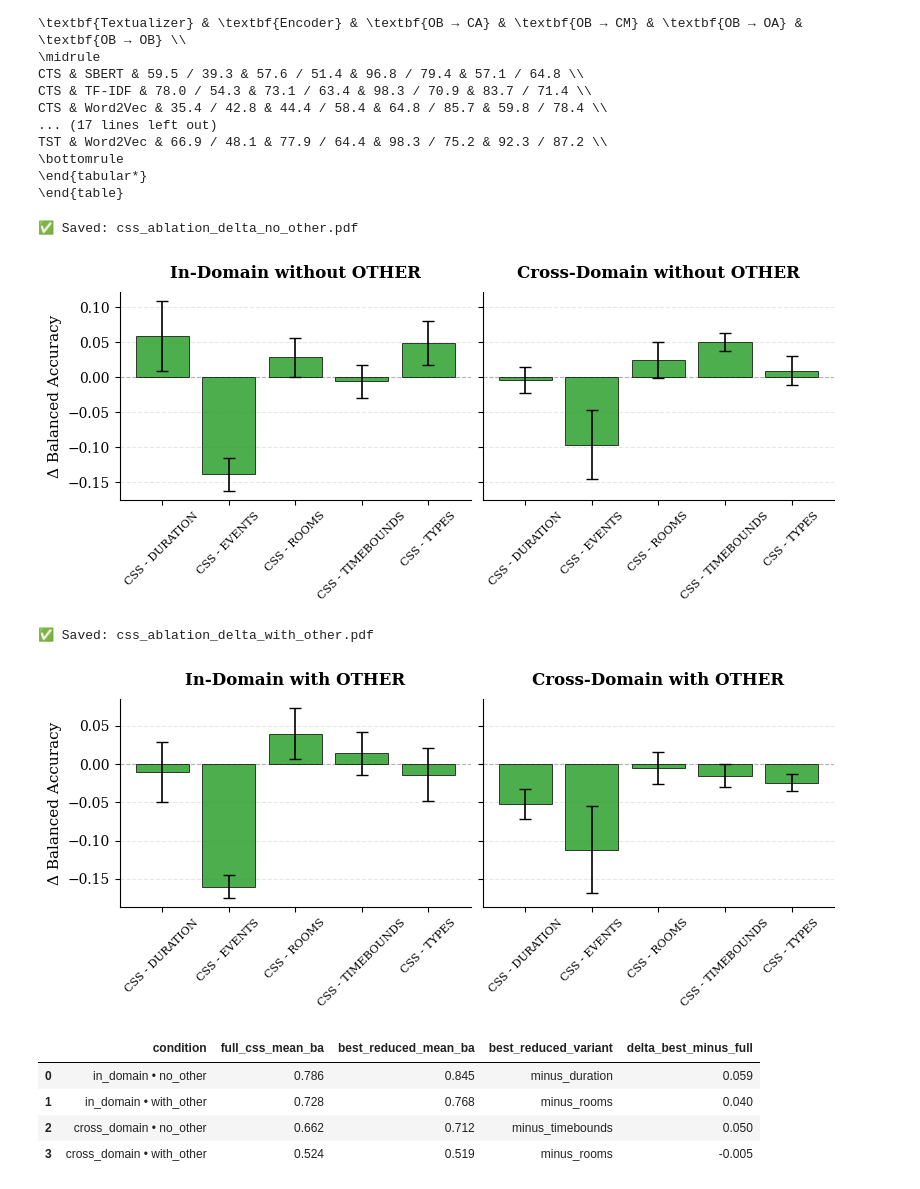
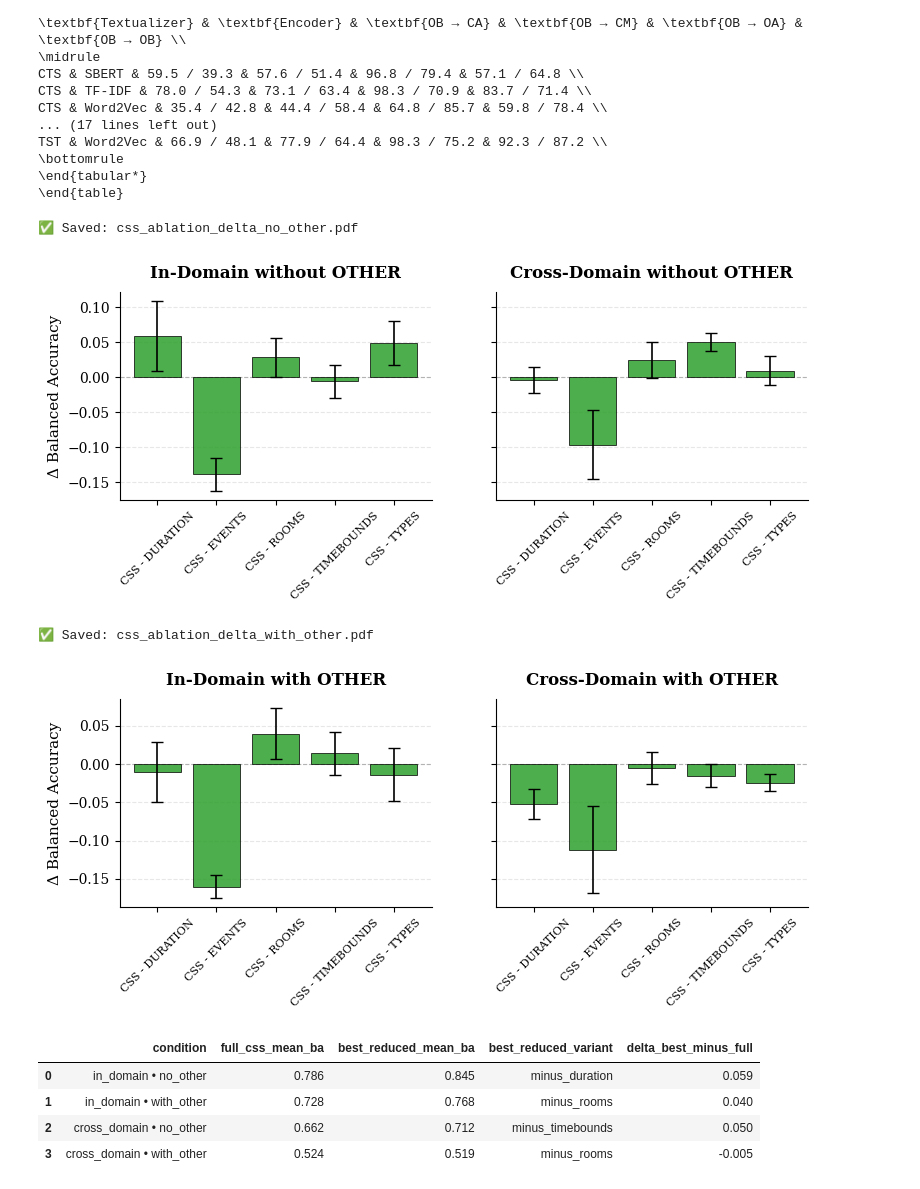
Before and after one commit to ylaxor/adl-recognition-via-text, a Jupyter notebook: scripts/paper_assets.ipynb, the cells around one changed output. Saved outputs shown, nothing was run; the diff lists cells and outputs as text; code cells hidden in the pictures.

```diff
--- a/scripts/paper_assets.ipynb
+++ b/scripts/paper_assets.ipynb
@@ -719,6 +719,7 @@ mpl.rcParams["pdf.fonttype"] = 42
 mpl.rcParams["ps.fonttype"] = 42
 for tag, conds in figs.items():
     fig, axes = plt.subplots(1, 2, figsize=(8, 3.5), sharey=True)
+    fig.subplots_adjust(wspace=8)
     for ax, cond in zip(axes, conds):
         sub = group[group["condition"] == cond]
         piv = sub.pivot_table(
@@ -742,36 +743,36 @@ for tag, conds in figs.items():
             linewidth=0.6,
             alpha=0.85,
             capsize=4,
             error_kw={"linewidth": 1.2, "ecolor": "black"},
             zorder=2,
         )
         title_map = {
             "in_no_other": "In-Domain without OTHER",
             "cross_no_other": "Cross-Domain without OTHER",
             "in_other": "In-Domain with OTHER",
             "cross_other": "Cross-Domain with OTHER",
         }
         ax.set_title(title_map.get(cond, cond), fontweight="bold", pad=10)
         ax.set_xticks(range(len(variant_labels)))
         ax.set_xticklabels(variant_labels, rotation=45, ha="center", fontsize=8)
         if ax == axes[0]:
             ax.set_ylabel("Δ Balanced Accuracy", fontweight="normal")
         ax.spines["top"].set_visible(False)
         ax.spines["right"].set_visible(False)
         ax.spines["left"].set_linewidth(0.8)
         ax.spines["bottom"].set_linewidth(0.8)
         ax.yaxis.grid(True, linestyle="--", alpha=0.3, zorder=0)
         ax.set_axisbelow(True)
     plt.tight_layout(pad=0.5)
     output_path = outdir / f"css_ablation_delta_{tag}.pdf"
-    plt.savefig(output_path, bbox_inches="tight", facecolor="white")
+    plt.savefig(output_path, bbox_inches="tight", transparent=True)
     print(f"✅ Saved: {output_path.name}")
     plt.show()
 # %% [output]
 ✅ Saved: css_ablation_delta_no_other.pdf
-[figure, old version]
+[figure, new version]
 ✅ Saved: css_ablation_delta_with_other.pdf
-[figure, old version]
+[figure, new version]
 # %%
 df = df.rename(
     columns={
```
Also changed, not shown: parts of 1 cell of this notebook.
